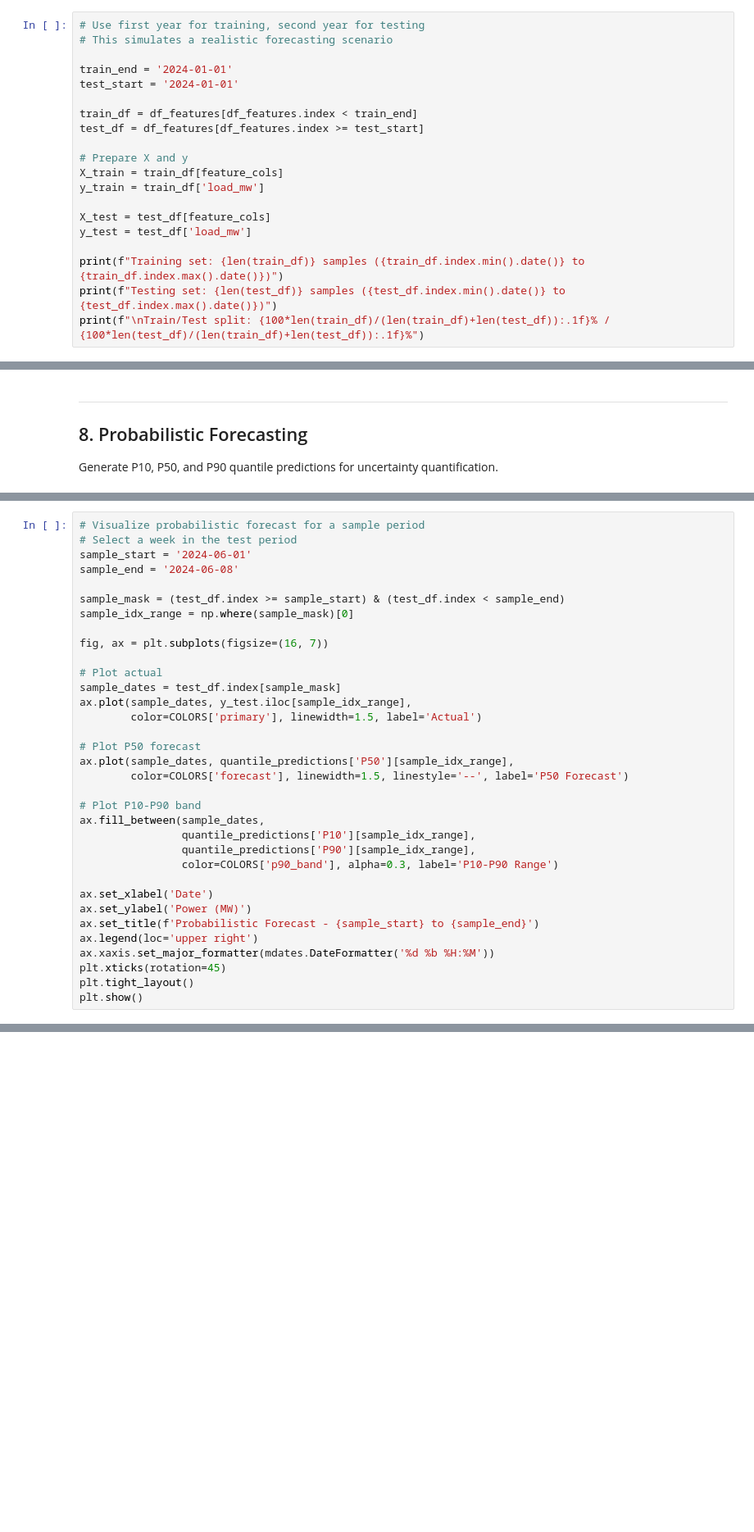
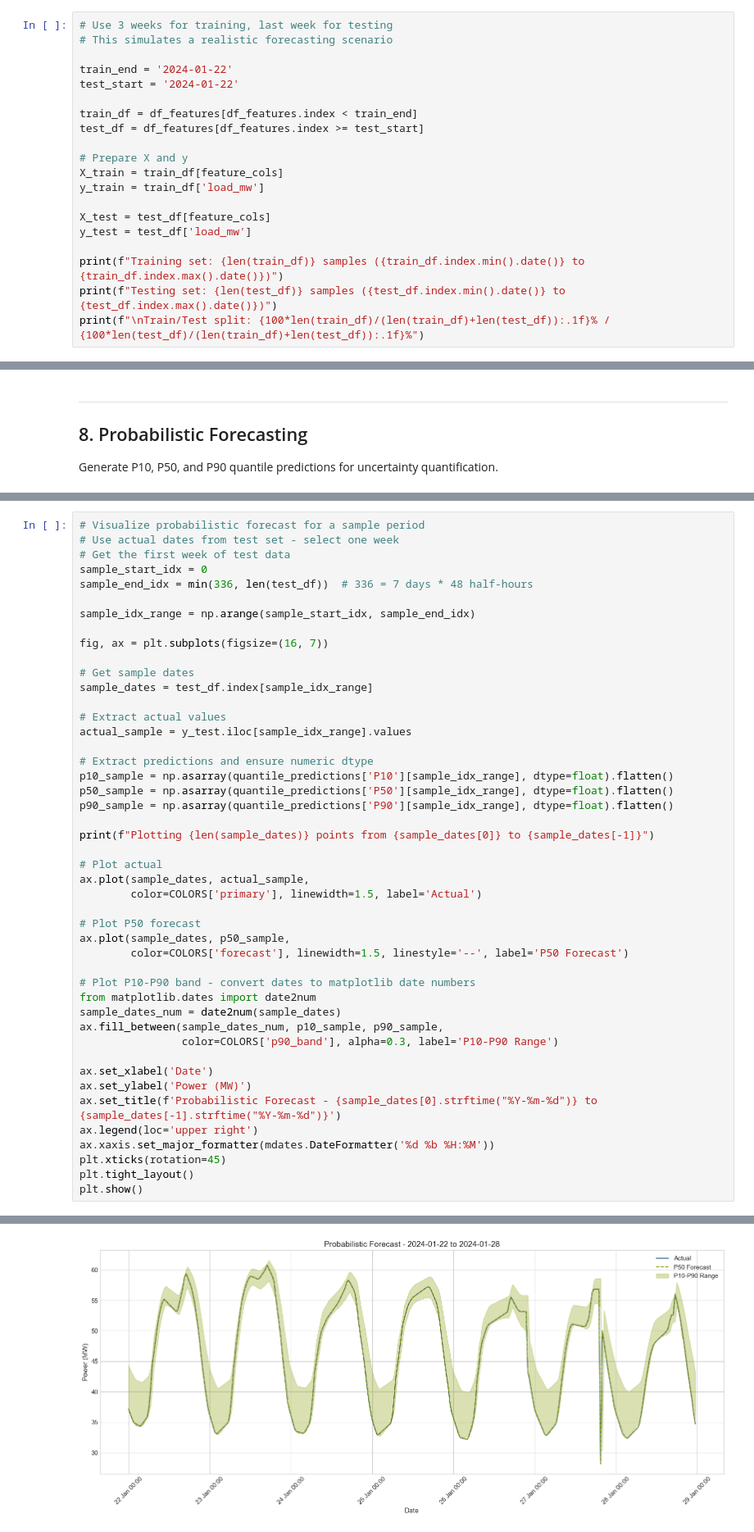
Before and after one commit to UKPN-DSO/ukpyn, a Jupyter notebook: examples/forecasting.ipynb, the cells around one changed output, grey strips where cells are left out. Shown at 82% size. Drawn from its saved outputs; the diff is of its cells as text; blank space fills up the shorter version.

```diff
--- a/examples/forecasting.ipynb
+++ b/examples/forecasting.ipynb
@@ -925,11 +1266,11 @@ Train multiple forecasting models and compare their performance.
 
 Split data into training and testing sets, ensuring we split on whole days to avoid data leakage.
 # %%
-# Use first year for training, second year for testing
+# Use 3 weeks for training, last week for testing
 # This simulates a realistic forecasting scenario
 
-train_end = '2024-01-01'
-test_start = '2024-01-01'
+train_end = '2024-01-22'
+test_start = '2024-01-22'
 
 train_df = df_features[df_features.index < train_end]
 test_df = df_features[df_features.index >= test_start]
@@ -1115,34 +1522,47 @@ print("Quantile regression complete.")
 # %%
 # Visualize probabilistic forecast for a sample period
-# Select a week in the test period
-sample_start = '2024-06-01'
-sample_end = '2024-06-08'
+# Use actual dates from test set - select one week
+# Get the first week of test data
+sample_start_idx = 0
+sample_end_idx = min(336, len(test_df))  # 336 = 7 days * 48 half-hours
 
-sample_mask = (test_df.index >= sample_start) & (test_df.index < sample_end)
-sample_idx_range = np.where(sample_mask)[0]
+sample_idx_range = np.arange(sample_start_idx, sample_end_idx)
 
 fig, ax = plt.subplots(figsize=(16, 7))
 
+# Get sample dates
+sample_dates = test_df.index[sample_idx_range]
+
+# Extract actual values
+actual_sample = y_test.iloc[sample_idx_range].values
+
+# Extract predictions and ensure numeric dtype
+p10_sample = np.asarray(quantile_predictions['P10'][sample_idx_range], dtype=float).flatten()
+p50_sample = np.asarray(quantile_predictions['P50'][sample_idx_range], dtype=float).flatten()
+p90_sample = np.asarray(quantile_predictions['P90'][sample_idx_range], dtype=float).flatten()
+
+print(f"Plotting {len(sample_dates)} points from {sample_dates[0]} to {sample_dates[-1]}")
+
 # Plot actual
-sample_dates = test_df.index[sample_mask]
-ax.plot(sample_dates, y_test.iloc[sample_idx_range],
+ax.plot(sample_dates, actual_sample,
         color=COLORS['primary'], linewidth=1.5, label='Actual')
 
 # Plot P50 forecast
-ax.plot(sample_dates, quantile_predictions['P50'][sample_idx_range],
+ax.plot(sample_dates, p50_sample,
         color=COLORS['forecast'], linewidth=1.5, linestyle='--', label='P50 Forecast')
 
-# Plot P10-P90 band
-ax.fill_between(sample_dates,
-                quantile_predictions['P10'][sample_idx_range],
-                quantile_predictions['P90'][sample_idx_range],
+# Plot P10-P90 band - convert dates to matplotlib date numbers
+from matplotlib.dates import date2num
+sample_dates_num = date2num(sample_dates)
+ax.fill_between(sample_dates_num, p10_sample, p90_sample,
                 color=COLORS['p90_band'], alpha=0.3, label='P10-P90 Range')
 
 ax.set_xlabel('Date')
 ax.set_ylabel('Power (MW)')
-ax.set_title(f'Probabilistic Forecast - {sample_start} to {sample_end}')
+ax.set_title(f'Probabilistic Forecast - {sample_dates[0].strftime("%Y-%m-%d")} to {sample_dates[-1].strftime("%Y-%m-%d")}')
 ax.legend(loc='upper right')
 ax.xaxis.set_major_formatter(mdates.DateFormatter('%d %b %H:%M'))
 plt.xticks(rotation=45)
 plt.tight_layout()
 plt.show()
+# %% [output]
@@ -1149,3 +1570,4 @@ plt.show()
+[figure, added]
 # %%
 # Calculate coverage of prediction intervals
 p10 = quantile_predictions['P10']
```
Also changed, not shown: parts of 51 cells of this notebook, 6 other files.
